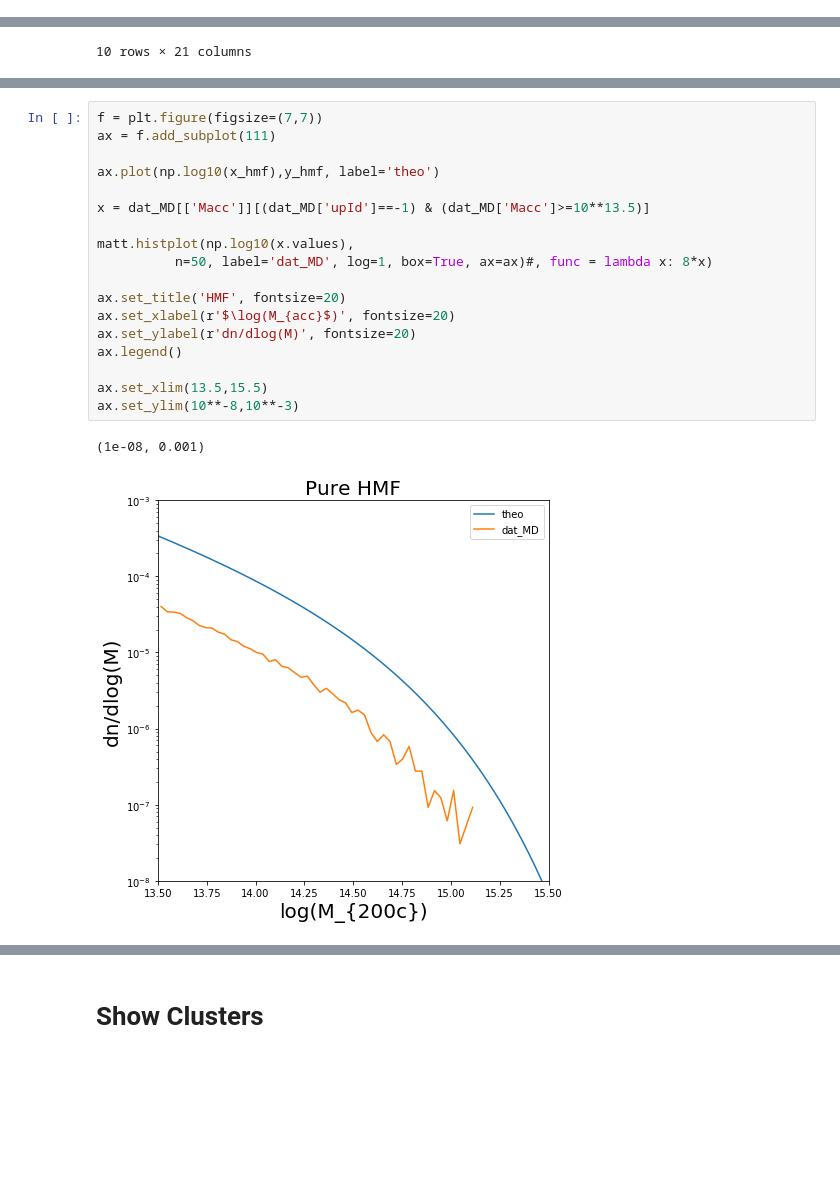
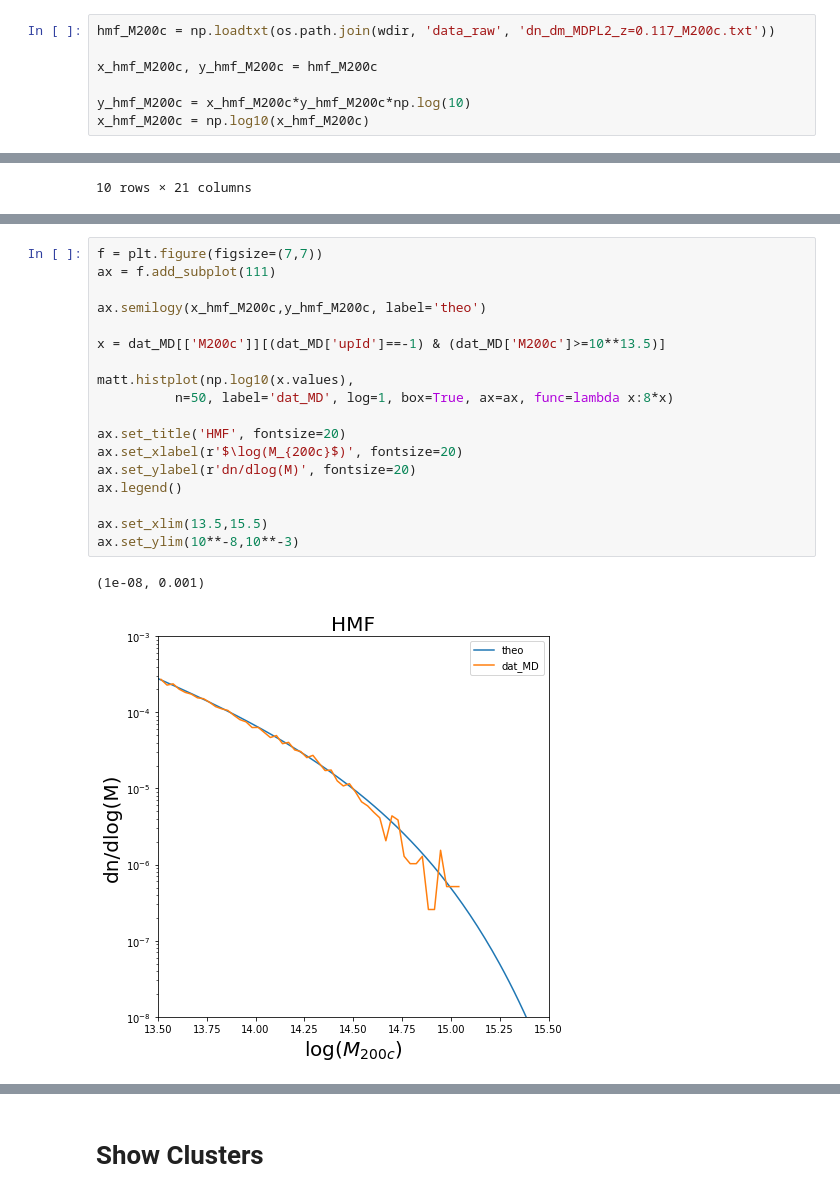
Before and after one commit to McWilliamsCenter/halo_cnn, a Jupyter notebook: notebooks/catalog.ipynb, the cells around one changed output, grey strips where cells are left out. Saved outputs shown, nothing was run; the diff lists cells and outputs as text; blank space fills up the shorter version.

```diff
--- a/notebooks/catalog.ipynb
+++ b/notebooks/catalog.ipynb
@@ -56,3 +52,10 @@ x_hmf, y_hmf = zip(*dat_hmf)
+# %%
+hmf_M200c = np.loadtxt(os.path.join(wdir, 'data_raw', 'dn_dm_MDPL2_z=0.117_M200c.txt'))
+
+x_hmf_M200c, y_hmf_M200c = hmf_M200c
+
+y_hmf_M200c = x_hmf_M200c*y_hmf_M200c*np.log(10)
+x_hmf_M200c = np.log10(x_hmf_M200c)
 # %%
 
 print(dat_MD.columns)
@@ -91,21 +94,21 @@ dat_UM.head(10)
 # %%
 f = plt.figure(figsize=(7,7))
 ax = f.add_subplot(111)
 
-ax.plot(np.log10(x_hmf),y_hmf, label='theo')
+ax.semilogy(x_hmf_M200c,y_hmf_M200c, label='theo')
 
-x = dat_MD[['Macc']][(dat_MD['upId']==-1) & (dat_MD['Macc']>=10**13.5)]
+x = dat_MD[['M200c']][(dat_MD['upId']==-1) & (dat_MD['M200c']>=10**13.5)]
 
 matt.histplot(np.log10(x.values),
-          n=50, label='dat_MD', log=1, box=True, ax=ax)#, func = lambda x: 8*x)
+          n=50, label='dat_MD', log=1, box=True, ax=ax, func=lambda x:8*x)
 
 ax.set_title('HMF', fontsize=20)
-ax.set_xlabel(r'$\log(M_{acc}$)', fontsize=20)
+ax.set_xlabel(r'$\log(M_{200c}$)', fontsize=20)
 ax.set_ylabel(r'dn/dlog(M)', fontsize=20)
 ax.legend()
 
 ax.set_xlim(13.5,15.5)
 ax.set_ylim(10**-8,10**-3)
 # %% [output]
 (1e-08, 0.001)
-[figure, old version]
+[figure, new version]
```
Also changed, not shown: parts of 30 cells of this notebook, 10 other files.
